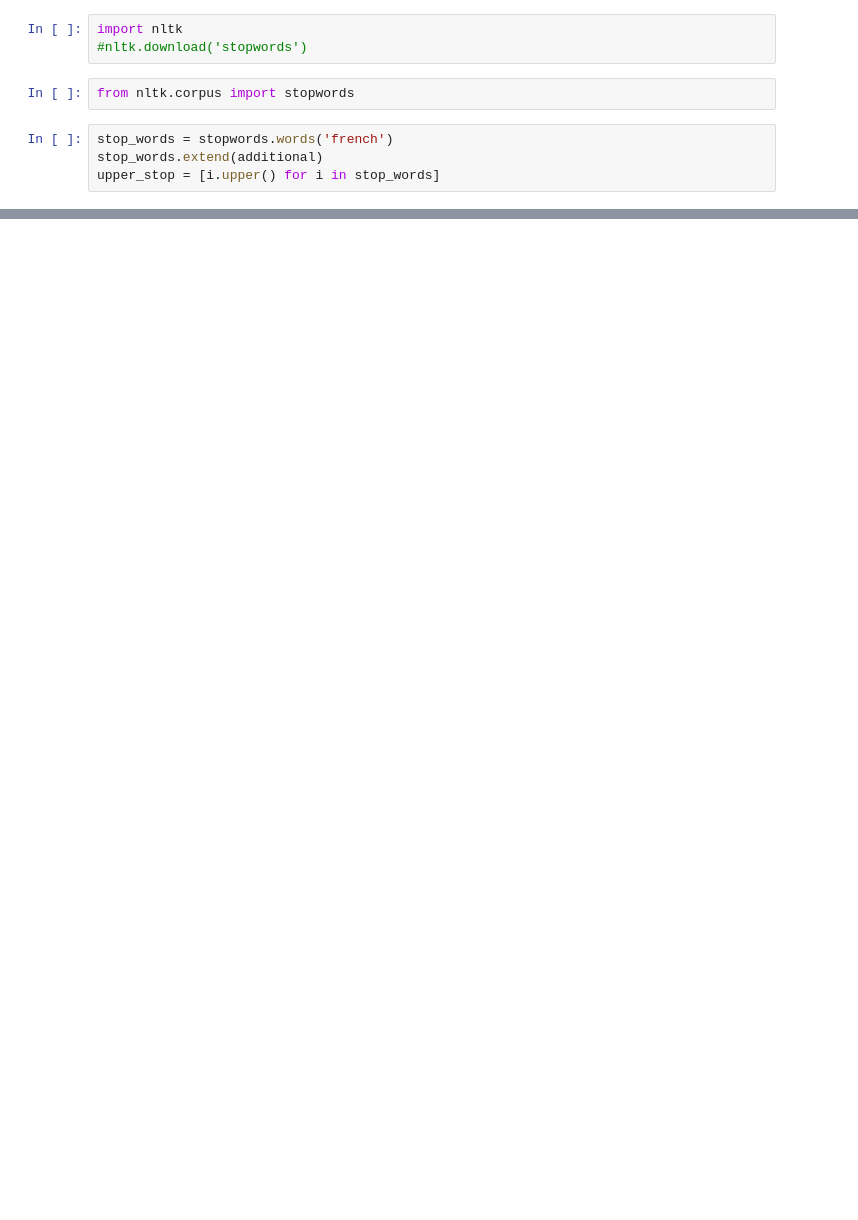
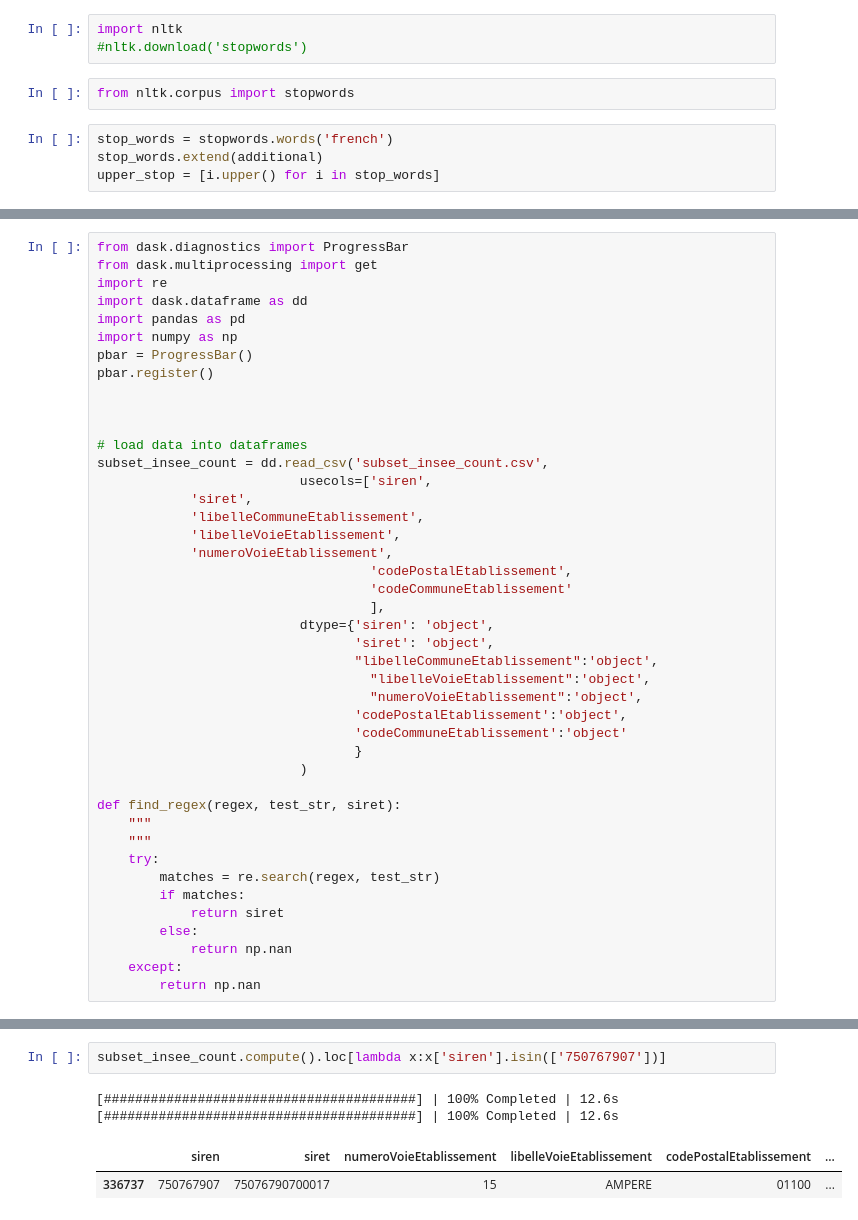
Before and after one commit to thomaspernet/InseeInpi_matching, a Jupyter notebook: Notebooks_matching/ETS.ipynb, the cells around one changed output, grey strips where cells are left out. Cells and saved outputs as stored; diff of their text form; blank space fills up the shorter version.

```diff
--- a/Notebooks_matching/ETS.ipynb
+++ b/Notebooks_matching/ETS.ipynb
@@ -1179,0 +870,43 @@ temp.assign(url = lambda x :
+# %%
+from dask.diagnostics import ProgressBar
+from dask.multiprocessing import get
+import re
+import dask.dataframe as dd
+import pandas as pd
+import numpy as np
+pbar = ProgressBar()
+pbar.register()
+
+
+
+# load data into dataframes
+subset_insee_count = dd.read_csv('subset_insee_count.csv',
+                          usecols=['siren',
+            'siret',
+            'libelleCommuneEtablissement',
+            'libelleVoieEtablissement',
+            'numeroVoieEtablissement',
+                                   'codePostalEtablissement',
+                                   'codeCommuneEtablissement'
+                                   ],
+                          dtype={'siren': 'object',
+                                 'siret': 'object',
+                                 "libelleCommuneEtablissement":'object',
+                                   "libelleVoieEtablissement":'object',
+                                   "numeroVoieEtablissement":'object',
+                                 'codePostalEtablissement':'object',
+                                 'codeCommuneEtablissement':'object'
+                                 }
+                          )
+
+def find_regex(regex, test_str, siret):
+    """
+    """
+    try:
+        matches = re.search(regex, test_str)
+        if matches:
+            return siret
+        else:
+            return np.nan
+    except:
+        return np.nan
@@ -1179,0 +1264,7 @@ temp.assign(url = lambda x :
+# %%
+subset_insee_count.compute().loc[lambda x:x['siren'].isin(['750767907'])]
+# %% [output]
+[########################################] | 100% Completed | 12.6s
+[########################################] | 100% Completed | 12.6s
+|  | siren | siret | numeroVoieEtablissement | libelleVoieEtablissement | codePostalEtablissement | ... |
+| 336737 | 750767907 | 75076790700017 | 15 | AMPERE | 01100 | ... |
```
Also changed, not shown: parts of 147 cells of this notebook, 1 other file.
